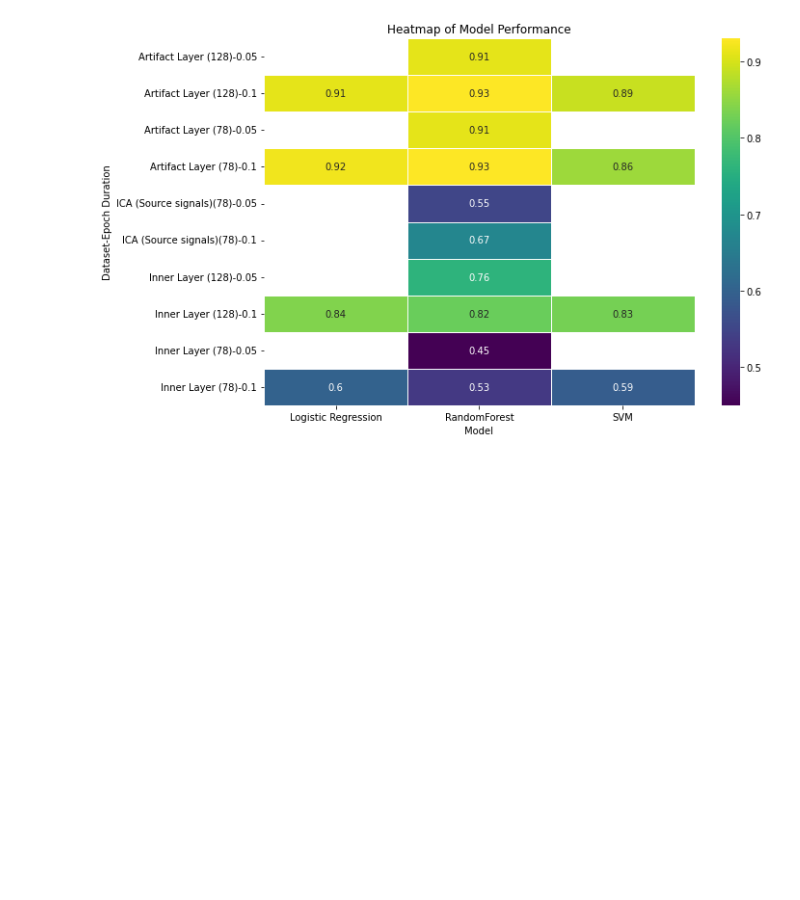
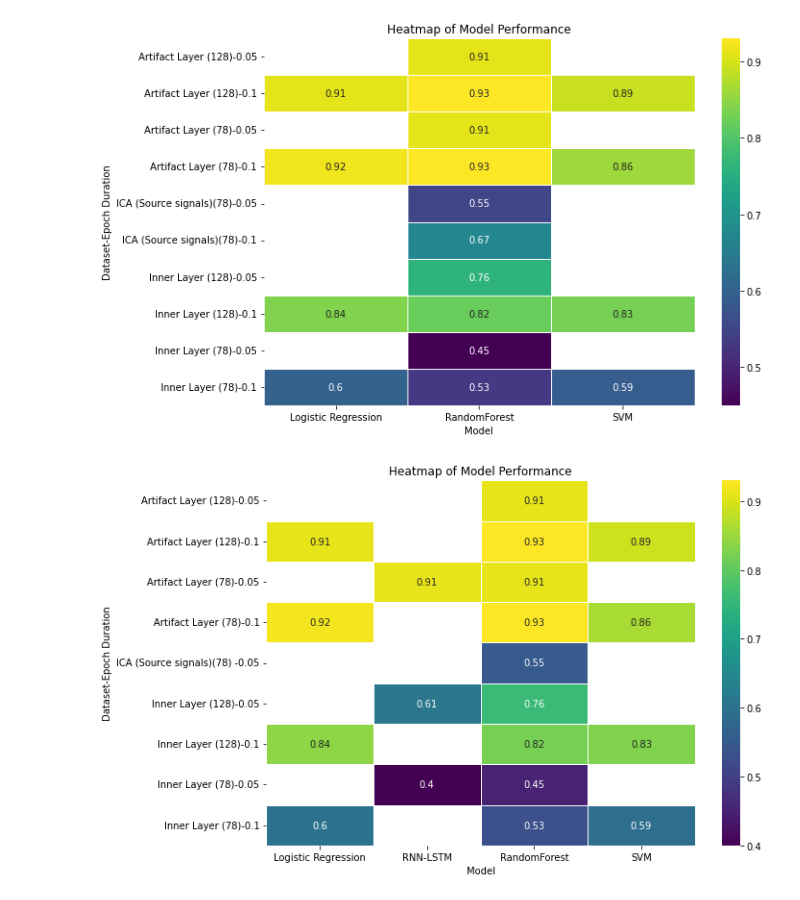
Before and after one commit to Rushikesh-Kankar/Predicting_Gait_Events_Using_Dual_layer_EEG_dataset, a Jupyter notebook: EEG_gait_prediction_pipleline.ipynb, the cells around one changed output. Cells and saved outputs as stored; diff of their text form; code cells hidden in the pictures; blank space fills up the shorter version.

Commit message:
plotting the accuracy measures (#2)
Co-authored-by: Rushikesh.Kankar <kankarrushikesh@knights.ucf.edu>

```diff
--- a/EEG_gait_prediction_pipleline.ipynb
+++ b/EEG_gait_prediction_pipleline.ipynb
@@ -525,3 +525,27 @@ plt.title('Heatmap of Model Performance')
 plt.show()
 # %% [output]
 [figure]
+# %%
+#plotting the heatmap for the results
+
+import matplotlib.pyplot as plt
+import seaborn as sns
+import pandas as pd
+
+# Read the data from the CSV file
+df = pd.read_csv('Results.csv')
+
+# Pivot the DataFrame to prepare it for the heatmap
+pivot_df = df.pivot_table(values='Performance', index=['Dataset', 'Epoch Duration'], columns='Model')
+
+# Create the heatmap
+plt.figure(figsize=(10, 7))
+sns.heatmap(pivot_df, annot=True, cmap='viridis', linewidths=1)
+
+# Set the title of the plot
+plt.title('Heatmap of Model Performance')
+
+# Display the plot
+plt.show()
+# %% [output]
+[figure, added]
```
Also changed, not shown: 1 other file.
